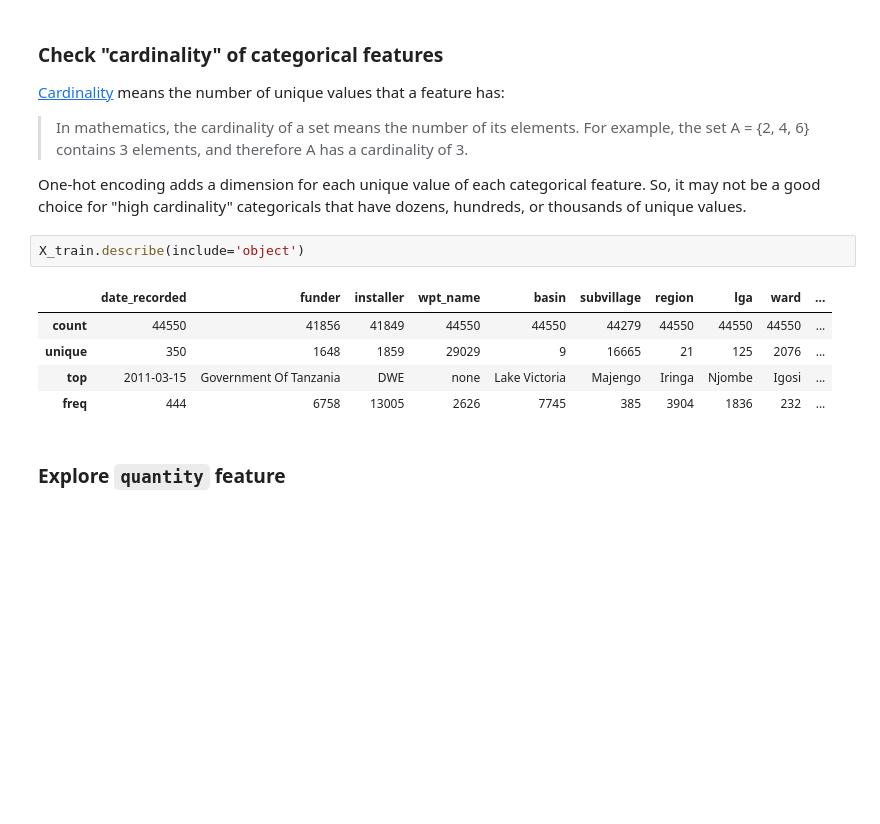
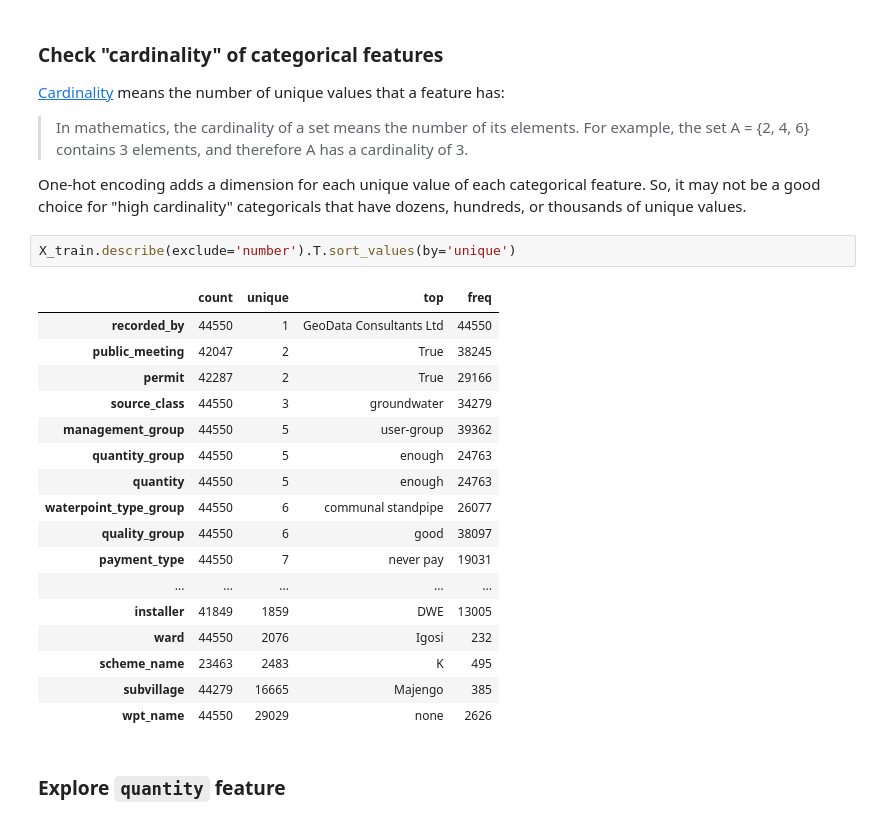
Before and after one commit to LambdaSchool/DEPRECATED-DS-Unit-2-Linear-Models, a Jupyter notebook: module4-logistic-regression/logistic_regression.ipynb, the cells around one changed output. Drawn from its saved outputs; the diff is of its cells as text; blank space fills up the shorter version.

```diff
--- a/module4-logistic-regression/logistic_regression.ipynb
+++ b/module4-logistic-regression/logistic_regression.ipynb
@@ -332,13 +332,25 @@ dtype: int64
 > In mathematics, the cardinality of a set means the number of its elements. For example, the set A = {2, 4, 6} contains 3 elements, and therefore A has a cardinality of 3.
 
 One-hot encoding adds a dimension for each unique value of each categorical feature. So, it may not be a good choice for "high cardinality" categoricals that have dozens, hundreds, or thousands of unique values.
-# %%
-X_train.describe(include='object')
-# %% [output]
-|  | date_recorded | funder | installer | wpt_name | basin | subvillage | region | lga | ward | ... |
-| count | 44550 | 41856 | 41849 | 44550 | 44550 | 44279 | 44550 | 44550 | 44550 | ... |
-| unique | 350 | 1648 | 1859 | 29029 | 9 | 16665 | 21 | 125 | 2076 | ... |
-| top | 2011-03-15 | Government Of Tanzania | DWE | none | Lake Victoria | Majengo | Iringa | Njombe | Igosi | ... |
-| freq | 444 | 6758 | 13005 | 2626 | 7745 | 385 | 3904 | 1836 | 232 | ... |
+# %%
+X_train.describe(exclude='number').T.sort_values(by='unique')
+# %% [output]
+|  | count | unique | top | freq |
+| recorded_by | 44550 | 1 | GeoData Consultants Ltd | 44550 |
+| public_meeting | 42047 | 2 | True | 38245 |
+| permit | 42287 | 2 | True | 29166 |
+| source_class | 44550 | 3 | groundwater | 34279 |
+| management_group | 44550 | 5 | user-group | 39362 |
+| quantity_group | 44550 | 5 | enough | 24763 |
+| quantity | 44550 | 5 | enough | 24763 |
+| waterpoint_type_group | 44550 | 6 | communal standpipe | 26077 |
+| quality_group | 44550 | 6 | good | 38097 |
+| payment_type | 44550 | 7 | never pay | 19031 |
+| ... | ... | ... | ... | ... |
+| installer | 41849 | 1859 | DWE | 13005 |
+| ward | 44550 | 2076 | Igosi | 232 |
+| scheme_name | 23463 | 2483 | K | 495 |
+| subvillage | 44279 | 16665 | Majengo | 385 |
+| wpt_name | 44550 | 29029 | none | 2626 |
 # %% [markdown]
 ### Explore `quantity` feature
```
Also changed, not shown: parts of 14 cells of this notebook.
